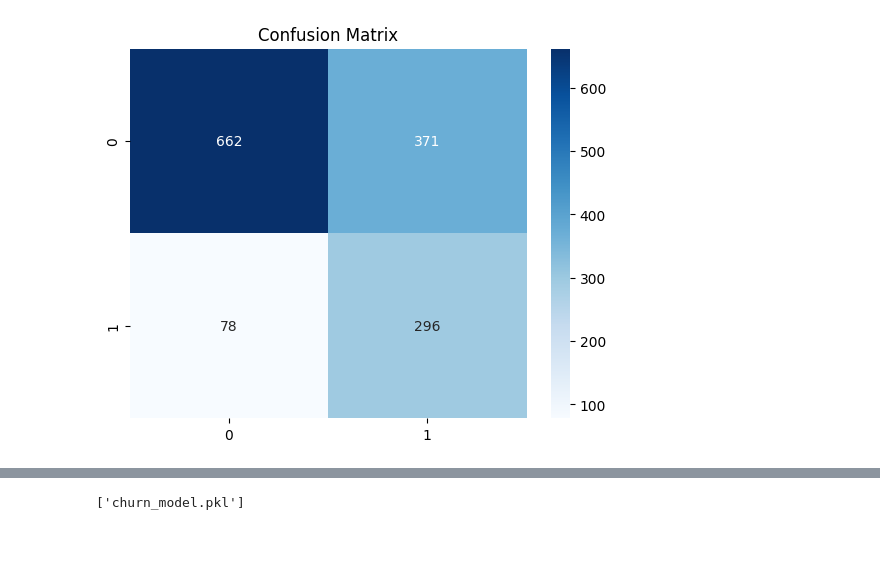
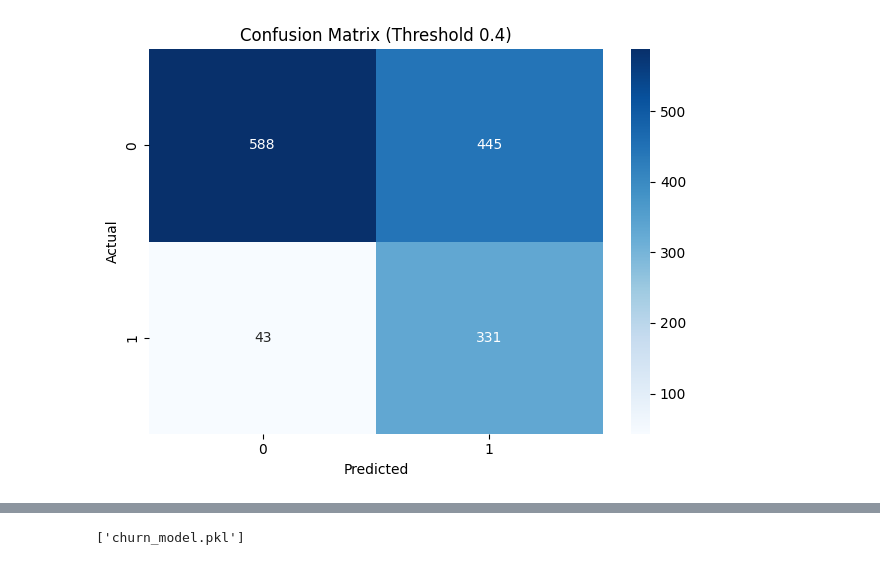
Before and after one commit to tdestryk/churn, a Jupyter notebook: notebooks/02_modeling.ipynb, the cells around one changed output, grey strips where cells are left out. Cells and saved outputs as stored; diff of their text form; code cells hidden in the pictures.

Commit message:
Model almost complete

```diff
--- a/notebooks/02_modeling.ipynb
+++ b/notebooks/02_modeling.ipynb
@@ -1,81 +8,87 @@
 # %%
-# 📦 Imports
+# 💼 Imports
 import pandas as pd
 import numpy as np
 from sklearn.model_selection import train_test_split
-from sklearn.preprocessing import LabelEncoder, StandardScaler
+from sklearn.preprocessing import StandardScaler, LabelEncoder
 from sklearn.metrics import classification_report, confusion_matrix, roc_curve
 from imblearn.over_sampling import SMOTE
-from xgboost import XGBClassifier
+import lightgbm as lgb
 import matplotlib.pyplot as plt
 import seaborn as sns
 import joblib
-import os
 
-# 📊 Load and clean data
+# 📊 Load & Clean Data
 df = pd.read_csv('../data/churn.csv')
 df['TotalCharges'] = pd.to_numeric(df['TotalCharges'], errors='coerce')
 df.dropna(inplace=True)
 df.drop(columns=['customerID'], inplace=True)
 
-# 🧠 Select Features
-selected_features = [
-    'gender', 'StreamingTV', 'StreamingMovies', 'Contract', 'MonthlyCharges',
-    'SeniorCitizen', 'InternetService', 'PaymentMethod', 'Churn'
+# 🎯 Select Features
+selected = [
+    'gender', 'SeniorCitizen', 'Partner', 'Dependents',
+    'PhoneService', 'MultipleLines', 'InternetService',
+    'OnlineSecurity', 'OnlineBackup', 'DeviceProtection',
+    'TechSupport', 'StreamingTV', 'StreamingMovies',
+    'Contract', 'PaperlessBilling', 'PaymentMethod',
+    'MonthlyCharges', 'TotalCharges', 'Churn'
 ]
-df = df[selected_features]
+df = df[selected]
 
 # 🔤 Encode categorical features
-categorical_cols = ['gender', 'StreamingTV', 'StreamingMovies', 'Contract', 'InternetService', 'PaymentMethod']
-for col in categorical_cols:
-    df[col] = LabelEncoder().fit_transform(df[col])
+for col in df.select_dtypes('object'):
+    if col != 'Churn':
+        df[col] = LabelEncoder().fit_transform(df[col])
 
-# 🎯 Encode target
+# 🏷️ Encode target
 df['Churn'] = df['Churn'].map({'No': 0, 'Yes': 1})
 
-# 🧪 Train-Test Split
+# 🔀 Train-Test Split
 X = df.drop('Churn', axis=1)
 y = df['Churn']
-
-# Check and drop NaNs in y
-if y.isnull().sum() > 0:
-    nan_idx = y[y.isnull()].index
-    X = X.drop(nan_idx)
-    y = y.drop(nan_idx)
-
 X_train, X_test, y_train, y_test = train_test_split(X, y, test_size=0.2, random_state=42)
 
-# 🧼 Scaling
+# ⚖️ Normalize & Balance
 scaler = StandardScaler()
 X_train_scaled = scaler.fit_transform(X_train)
 X_test_scaled = scaler.transform(X_test)
 
-# ⚖️ SMOTE Class Balancing
 smote = SMOTE(random_state=42)
 X_resampled, y_resampled = smote.fit_resample(X_train_scaled, y_train)
 
-# 🚀 Train XGBoost Model
-model = XGBClassifier(random_state=42, eval_metric='logloss')
-model.fit(X_resampled, y_resampled)
+# 🚀 Train LightGBM Model using callback for early stopping
+model = lgb.LGBMClassifier(random_state=42, n_estimators=1000)
 
-# 📈 Predict Probabilities for Thresholding
-y_probs = model.predict_proba(X_test_scaled)[:, 1]
-threshold = 0.4  # Custom decision threshold
-y_pred = (y_probs >= threshold).astype(int)
+model.fit(
+    X_resampled, y_resampled,
+    eval_set=[(X_test_scaled, y_test)],
+    callbacks=[lgb.early_stopping(stopping_rounds=50)],
+)
 
-# 🧾 Evaluation
+# 📈 Predict Probabilities & Apply Threshold
+y_proba = model.predict_proba(X_test_scaled)[:, 1]
+threshold = 0.4
+y_pred = (y_proba >= threshold).astype(int)
+
+# 📊 Evaluation
 print(f"\n🔍 Custom Threshold = {threshold}")
 print(classification_report(y_test, y_pred))
 
+# 📉 Confusion Matrix
 sns.heatmap(confusion_matrix(y_test, y_pred), annot=True, fmt='d', cmap='Blues')
-plt.title("Confusion Matrix")
+plt.title("Confusion Matrix (Threshold 0.4)")
+plt.xlabel("Predicted")
+plt.ylabel("Actual")
+plt.tight_layout()
 plt.show()
 
-# 💾 Save model and scaler
-os.makedirs('../model', exist_ok=True)
-joblib.dump(model, '../model/churn_model.pkl')
-joblib.dump(scaler, '../model/scaler.pkl')
+# 🔎 Feature Importance
+lgb.plot_importance(model, max_num_features=10, importance_type='gain')
+plt.title("Top 10 Feature Importances")
+plt.tight_layout()
+plt.show()
 
-# 🧠 Feature Confirmation
-print("Used features:", X.columns.tolist())
+# 💾 Save model & scaler
+joblib.dump(model, '../model/churn_lgb_model.pkl')
+joblib.dump(scaler, '../model/lgb_scaler.pkl')
 # %% [output]
@@ -91 +115 @@ weighted avg       0.77      0.68      0.70      1407
-[figure, old version]
+[figure, new version]
```
Also changed, not shown: parts of 3 cells of this notebook, 6 other files.
